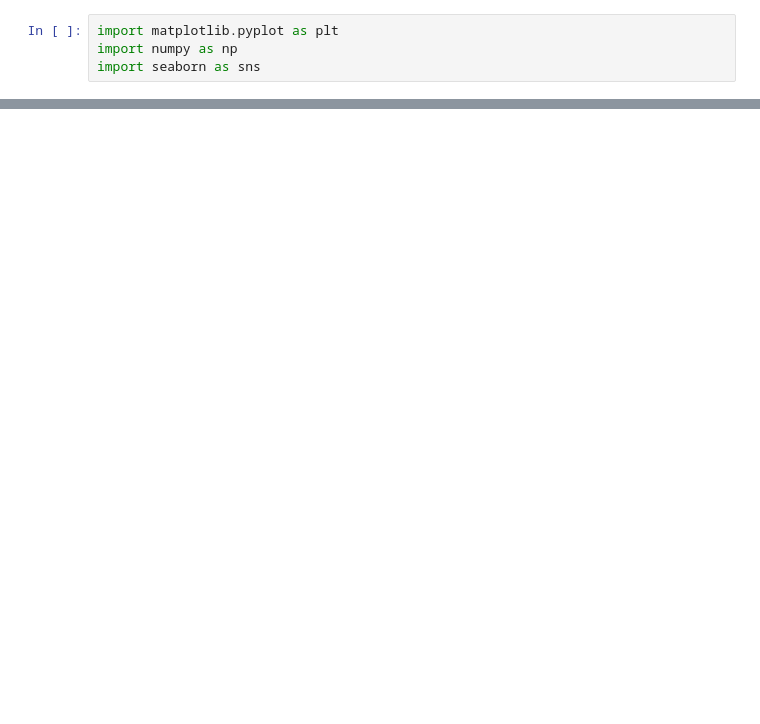
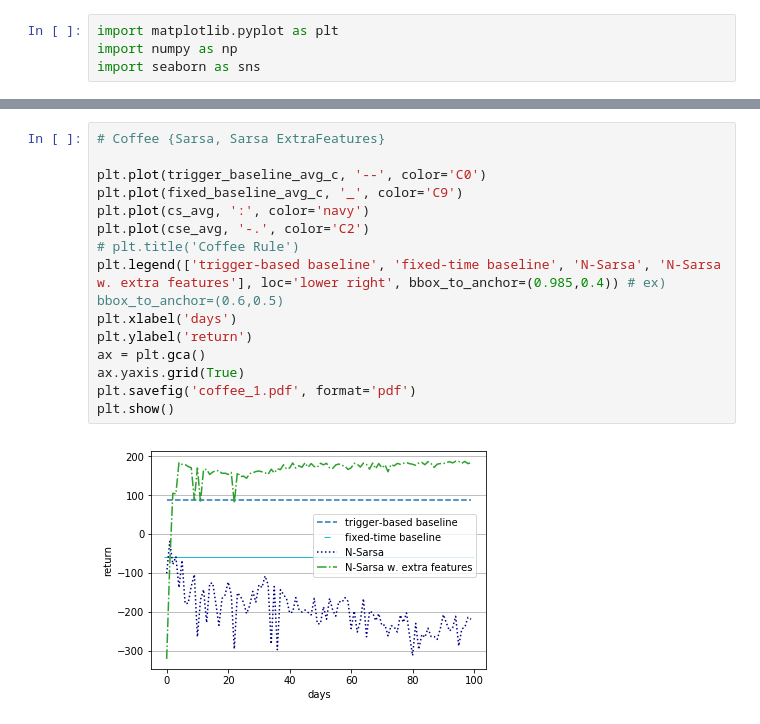
Before and after one commit to michael172849/RL_project, a Jupyter notebook: src/plot_graph_from_results.ipynb, the cells around one changed output, grey strips where cells are left out. Cells and saved outputs as stored; diff of their text form; blank space fills up the shorter version.

```diff
--- a/src/plot_graph_from_results.ipynb
+++ b/src/plot_graph_from_results.ipynb
@@ -117,0 +185,17 @@ plt.show()
+# %%
+# Coffee {Sarsa, Sarsa ExtraFeatures}
+
+plt.plot(trigger_baseline_avg_c, '--', color='C0')
+plt.plot(fixed_baseline_avg_c, '_', color='C9')
+plt.plot(cs_avg, ':', color='navy')
+plt.plot(cse_avg, '-.', color='C2')
+# plt.title('Coffee Rule')
+plt.legend(['trigger-based baseline', 'fixed-time baseline', 'N-Sarsa', 'N-Sarsa w. extra features'], loc='lower right', bbox_to_anchor=(0.985,0.4)) # ex) bbox_to_anchor=(0.6,0.5)
+plt.xlabel('days')
+plt.ylabel('return')
+ax = plt.gca()
+ax.yaxis.grid(True)
+plt.savefig('coffee_1.pdf', format='pdf')
+plt.show()
+# %% [output]
+[figure, added]
```
Also changed, not shown: parts of 15 cells of this notebook.
